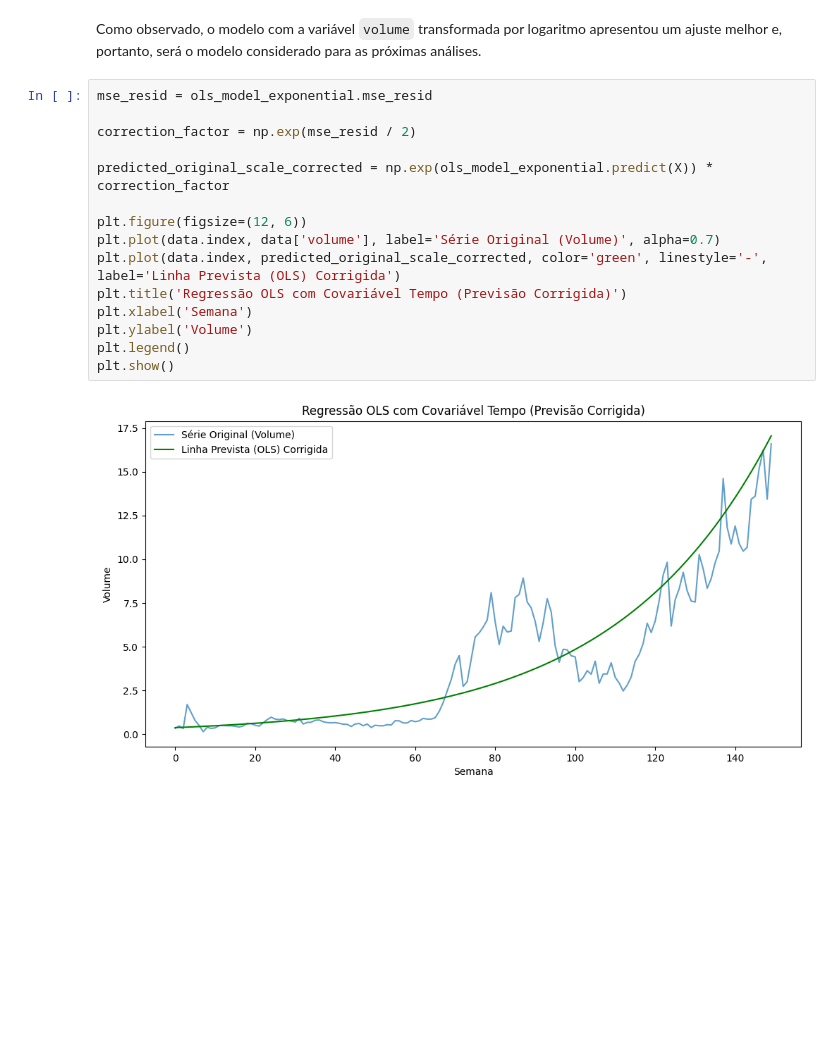
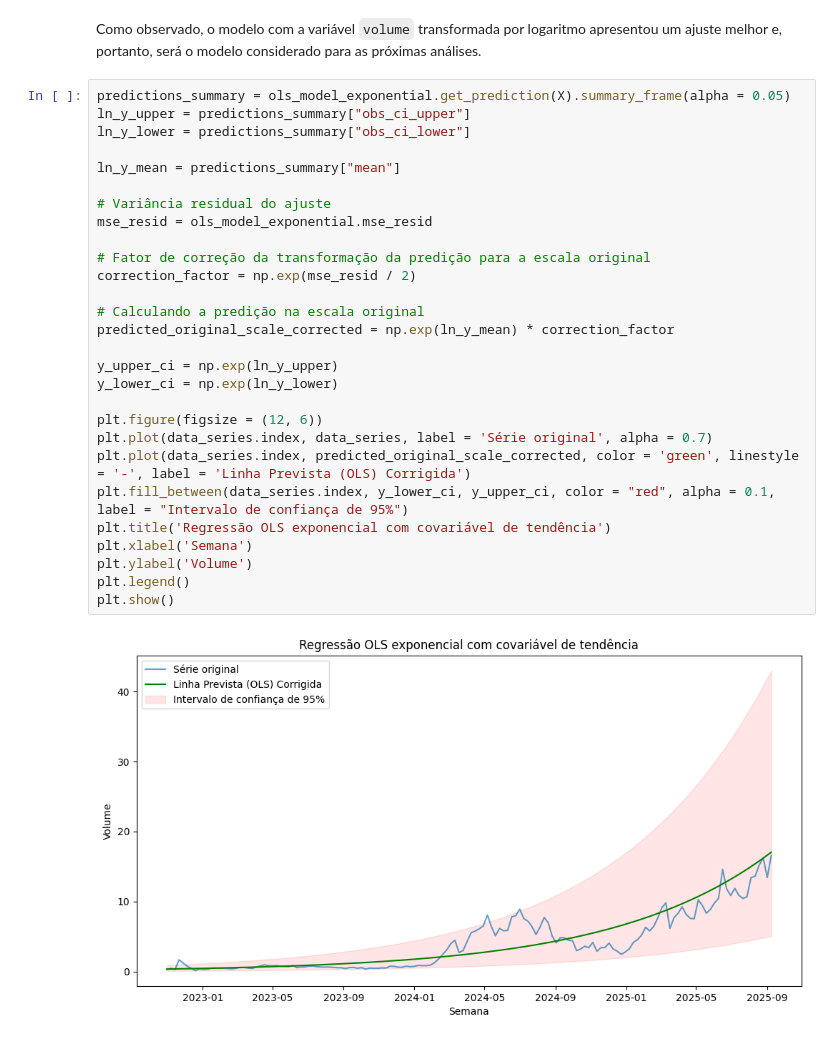
Before and after one commit to PedroPHC25/Time-Series-A1, a Jupyter notebook: pedro/relatorio.ipynb, the cells around one changed output. Drawn from its saved outputs; the diff is of its cells as text; blank space fills up the shorter version.

```diff
--- a/pedro/relatorio.ipynb
+++ b/pedro/relatorio.ipynb
@@ -169,19 +169,32 @@ R² ajustado:
 # %% [markdown]
 Como observado, o modelo com a variável `volume` transformada por logaritmo apresentou um ajuste melhor e, portanto, será o modelo considerado para as próximas análises.
 # %%
+predictions_summary = ols_model_exponential.get_prediction(X).summary_frame(alpha = 0.05)
+ln_y_upper = predictions_summary["obs_ci_upper"]
+ln_y_lower = predictions_summary["obs_ci_lower"]
+
+ln_y_mean = predictions_summary["mean"]
+
+# Variância residual do ajuste
 mse_resid = ols_model_exponential.mse_resid
 
+# Fator de correção da transformação da predição para a escala original
 correction_factor = np.exp(mse_resid / 2)
 
-predicted_original_scale_corrected = np.exp(ols_model_exponential.predict(X)) * correction_factor
+# Calculando a predição na escala original
+predicted_original_scale_corrected = np.exp(ln_y_mean) * correction_factor
 
-plt.figure(figsize=(12, 6))
-plt.plot(data.index, data['volume'], label='Série Original (Volume)', alpha=0.7)
-plt.plot(data.index, predicted_original_scale_corrected, color='green', linestyle='-', label='Linha Prevista (OLS) Corrigida')
-plt.title('Regressão OLS com Covariável Tempo (Previsão Corrigida)')
+y_upper_ci = np.exp(ln_y_upper)
+y_lower_ci = np.exp(ln_y_lower)
+
+plt.figure(figsize = (12, 6))
+plt.plot(data_series.index, data_series, label = 'Série original', alpha = 0.7)
+plt.plot(data_series.index, predicted_original_scale_corrected, color = 'green', linestyle = '-', label = 'Linha Prevista (OLS) Corrigida')
+plt.fill_between(data_series.index, y_lower_ci, y_upper_ci, color = "red", alpha = 0.1, label = "Intervalo de confiança de 95%")
+plt.title('Regressão OLS exponencial com covariável de tendência')
 plt.xlabel('Semana')
 plt.ylabel('Volume')
 plt.legend()
 plt.show()
 # %% [output]
-[figure, old version]
+[figure, new version]
```
Also changed, not shown: parts of 6 cells of this notebook, 1 other file.
